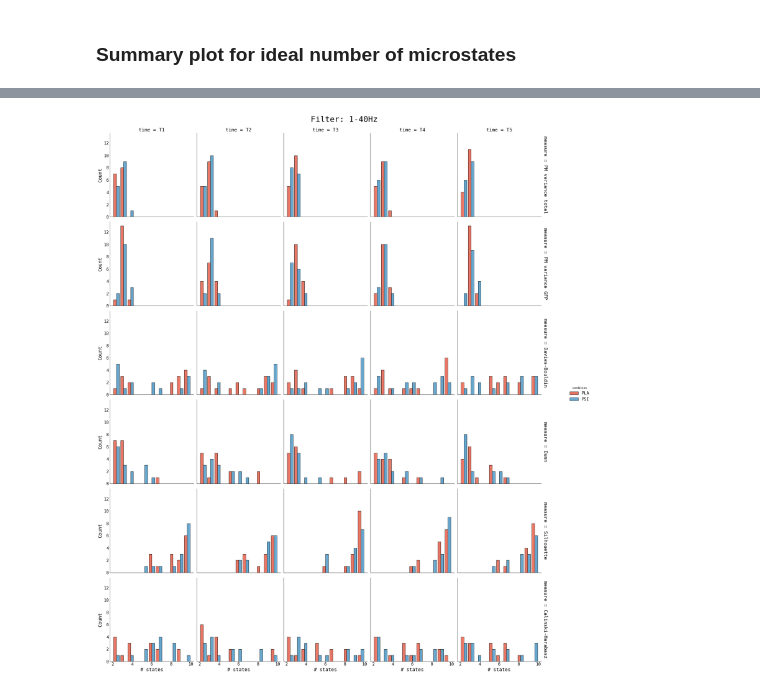
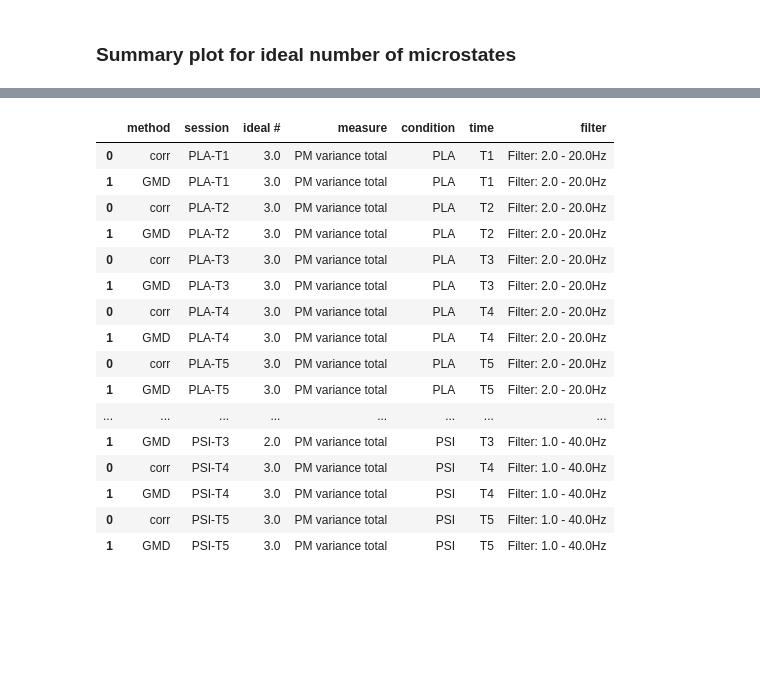
Before and after one commit to jajcayn/psilocybin-microstates, a Jupyter notebook: 1.5-GFP_stats_and_ideal_no_mstates.ipynb, the cells around one changed output, grey strips where cells are left out. Drawn from its saved outputs; the diff is of its cells as text; code cells hidden in the pictures; blank space fills up the shorter version.

```diff
--- a/1.5-GFP_stats_and_ideal_no_mstates.ipynb
+++ b/1.5-GFP_stats_and_ideal_no_mstates.ipynb
@@ -378,0 +298,5 @@ ideal_ms
+# %%
+ideal_ms220[["condition", "time"]] = ideal_ms220["session"].str.split(
+    "-", expand=True
+)
+ideal_ms220
@@ -453,0 +404,5 @@ for measure in df_140_ns.columns[3:]:
+# %%
+ideal_ms140[["condition", "time"]] = ideal_ms140["session"].str.split(
+    "-", expand=True
+)
+ideal_ms140
@@ -494,24 +458,46 @@ g.fig.subplots_adjust(top=.95)
 # %%
-all_mins = pd.DataFrame()
-for i, df_ in df_140_ns.groupby(level=[0, 1, 2]):
-    mins = df_[df_140_ns.columns[3:]].idxmin().to_frame()
-    mins[["condition", "time", "subject", "# states"]] = mins[0].to_list()
-    mins = mins.drop(0, axis=1)
-    all_mins = pd.concat([all_mins, mins])
-all_mins = all_mins.reset_index().rename(columns={"index": "measure"})
+# all_mins = pd.DataFrame()
+# for i, df_ in df_140_ns.groupby(level=[0, 1, 2]):
+#     mins = df_[df_140_ns.columns[3:]].idxmin().to_frame()
+#     mins[["condition", "time", "subject", "# states"]] = mins[0].to_list()
+#     mins = mins.drop(0, axis=1)
+#     all_mins = pd.concat([all_mins, mins])
+# all_mins = all_mins.reset_index().rename(columns={"index": "measure"})
 
-g = sns.displot(
-    all_mins,
-    x="# states",
-    col="time",
-    row="measure",
-    hue="condition",
-    multiple="dodge",
-    shrink=0.8,
-    facet_kws=dict(margin_titles=True),
-    height=5,
-)
-g.fig.suptitle("Filter: 1-40Hz", size=30)
-g.fig.subplots_adjust(top=.95)
+# g = sns.displot(
+#     all_mins,
+#     x="# states",
+#     col="time",
+#     row="measure",
+#     hue="condition",
+#     multiple="dodge",
+#     shrink=0.8,
+#     facet_kws=dict(margin_titles=True),
+#     height=5,
+# )
+# g.fig.suptitle("Filter: 1-40Hz", size=30)
+# g.fig.subplots_adjust(top=.95)
-# %% [output]
-[figure, removed]
+# %%
+ideal_ms140["filter"] = "Filter: 1.0 - 40.0Hz"
+ideal_ms220["filter"] = "Filter: 2.0 - 20.0Hz"
+ideal_ms = pd.concat([ideal_ms220, ideal_ms140])
+ideal_ms = ideal_ms[ideal_ms["measure"] == "PM variance total"]
+ideal_ms
+# %% [output]
+|  | method | session | ideal # | measure | condition | time | filter |
+| 0 | corr | PLA-T1 | 3.0 | PM variance total | PLA | T1 | Filter: 2.0 - 20.0Hz |
+| 1 | GMD | PLA-T1 | 3.0 | PM variance total | PLA | T1 | Filter: 2.0 - 20.0Hz |
+| 0 | corr | PLA-T2 | 3.0 | PM variance total | PLA | T2 | Filter: 2.0 - 20.0Hz |
+| 1 | GMD | PLA-T2 | 3.0 | PM variance total | PLA | T2 | Filter: 2.0 - 20.0Hz |
+| 0 | corr | PLA-T3 | 3.0 | PM variance total | PLA | T3 | Filter: 2.0 - 20.0Hz |
+| 1 | GMD | PLA-T3 | 3.0 | PM variance total | PLA | T3 | Filter: 2.0 - 20.0Hz |
+| 0 | corr | PLA-T4 | 3.0 | PM variance total | PLA | T4 | Filter: 2.0 - 20.0Hz |
+| 1 | GMD | PLA-T4 | 3.0 | PM variance total | PLA | T4 | Filter: 2.0 - 20.0Hz |
+| 0 | corr | PLA-T5 | 3.0 | PM variance total | PLA | T5 | Filter: 2.0 - 20.0Hz |
+| 1 | GMD | PLA-T5 | 3.0 | PM variance total | PLA | T5 | Filter: 2.0 - 20.0Hz |
+| ... | ... | ... | ... | ... | ... | ... | ... |
+| 1 | GMD | PSI-T3 | 2.0 | PM variance total | PSI | T3 | Filter: 1.0 - 40.0Hz |
+| 0 | corr | PSI-T4 | 3.0 | PM variance total | PSI | T4 | Filter: 1.0 - 40.0Hz |
+| 1 | GMD | PSI-T4 | 3.0 | PM variance total | PSI | T4 | Filter: 1.0 - 40.0Hz |
+| 0 | corr | PSI-T5 | 3.0 | PM variance total | PSI | T5 | Filter: 1.0 - 40.0Hz |
+| 1 | GMD | PSI-T5 | 3.0 | PM variance total | PSI | T5 | Filter: 1.0 - 40.0Hz |
```
Also changed, not shown: parts of 23 cells of this notebook, 13 other files.
